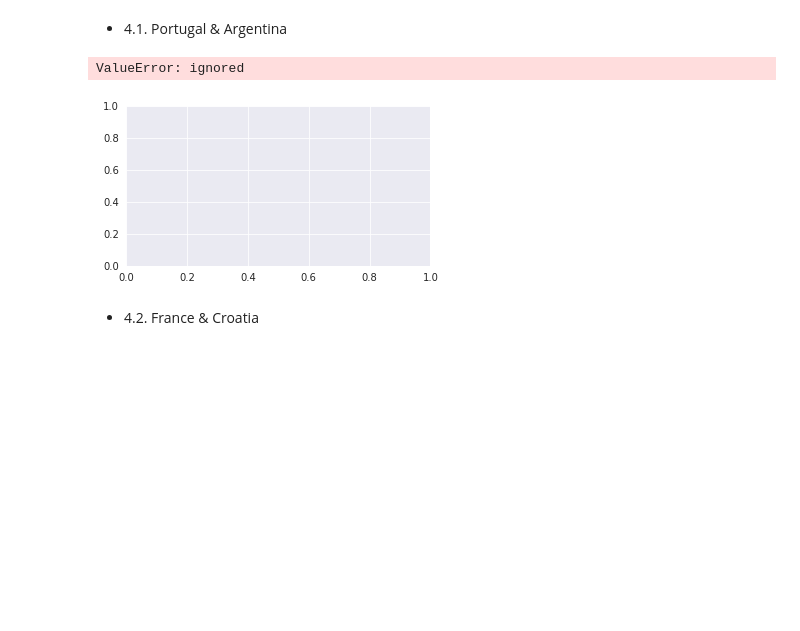
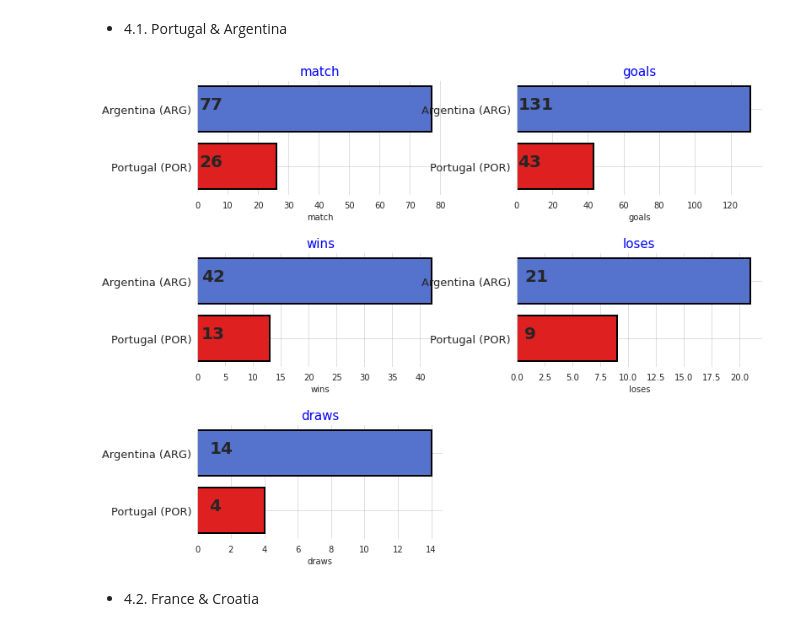
Before and after one commit to natuan310/w3-Data-Analysis-WorldCup-Dataset, a Jupyter notebook: Tee.ipynb, the cells around one changed output. Drawn from its saved outputs; the diff is of its cells as text; code cells hidden in the pictures; blank space fills up the shorter version.

```diff
--- a/Tee.ipynb
+++ b/Tee.ipynb
@@ -187,3 +187,10 @@ QualifiedTeams     5
 MatchesPlayed      9
 Attendance        20
 dtype: int64
+# %%
+# Replace 'Germany Fr' to 'Germany' in world cup table
+wc['Winner'].replace('Germany FR', 'Germany', inplace=True)
+wc['Runners-Up'].replace('Germany FR', 'Germany', inplace=True)
+wc['Third'].replace('Germany FR', 'Germany', inplace=True)
+wc['Fourth'].replace('Germany FR', 'Germany', inplace=True)
+wc['Winner'].unique()
@@ -603,27 +590,27 @@ for i,j in enumerate("Match Played  : " + mt["match"][:25].astype(str)):
 # %% [markdown]
 - 2.5. Teams with the most tournament participations
 # %%
-home = mch[["Year","Home Team Name"]]
-home.columns = ["year","team"]
-home["type"] = "HOME TEAM"
-away = mch[["Year","Away Team Name"]]
-away.columns = ["year","team"]
-away["type"] = "AWAY TEAM"
+home = mch[['Year','Home Team Name']]
+home.columns = ['Year', 'Team']
+home['Type'] = 'Home Team'
+away = mch[['Year','Away Team Name']]
+away.columns = ['Year', 'Team']
+away['Type'] = 'Away Team'
 
-home_away = pd.concat([home,away],axis=0)
-yt = home_away.groupby(["year","team"]).count().reset_index()
-yt = yt["team"].value_counts().reset_index()
+home_away = pd.concat([home, away], axis= 0)
+yt = home_away.groupby(['Year', 'Team']).count().reset_index()
+yt = yt['Team'].value_counts().reset_index()
 
 plt.figure(figsize=(10,8))
-ax = sns.barplot("team","index",data=yt[:15],linewidth=1,edgecolor="k"*15)
+ax = sns.barplot('Team','index',data=yt[:15],linewidth=1,edgecolor="k"*15)
 
-for i,j in enumerate("Particpated " + yt["team"][:15].astype(str) + " times"):
+for i,j in enumerate("Particpated " + yt['Team'][:15].astype(str) + " times"):
     ax.text(.7,i,j,verticalalignment='center',fontsize=14,color="k",)
 plt.grid(True)
 
 plt.title("Teams with the most tournament participations",color='b',fontsize=20)
-plt.ylabel("team")
-plt.xlabel("count")
+plt.ylabel("Team")
+plt.xlabel("Count")
 plt.xticks(np.arange(0,22,2))
 plt.show()
 # %% [output]
@@ -880,10 +867,9 @@ def team_compare(team1,team2):
 # %% [markdown]
 - 4.1. Portugal & Argentina
 # %%
-team_compare("Portugal","Argentina")
+team_compare("Portugal (POR)","Argentina (ARG)")
 # %% [output]
-ValueError: ignored
-[figure, old version]
+[figure, new version]
 # %% [markdown]
 - 4.2. France & Croatia
 # %%
```
Also changed, not shown: parts of 8 cells of this notebook.
